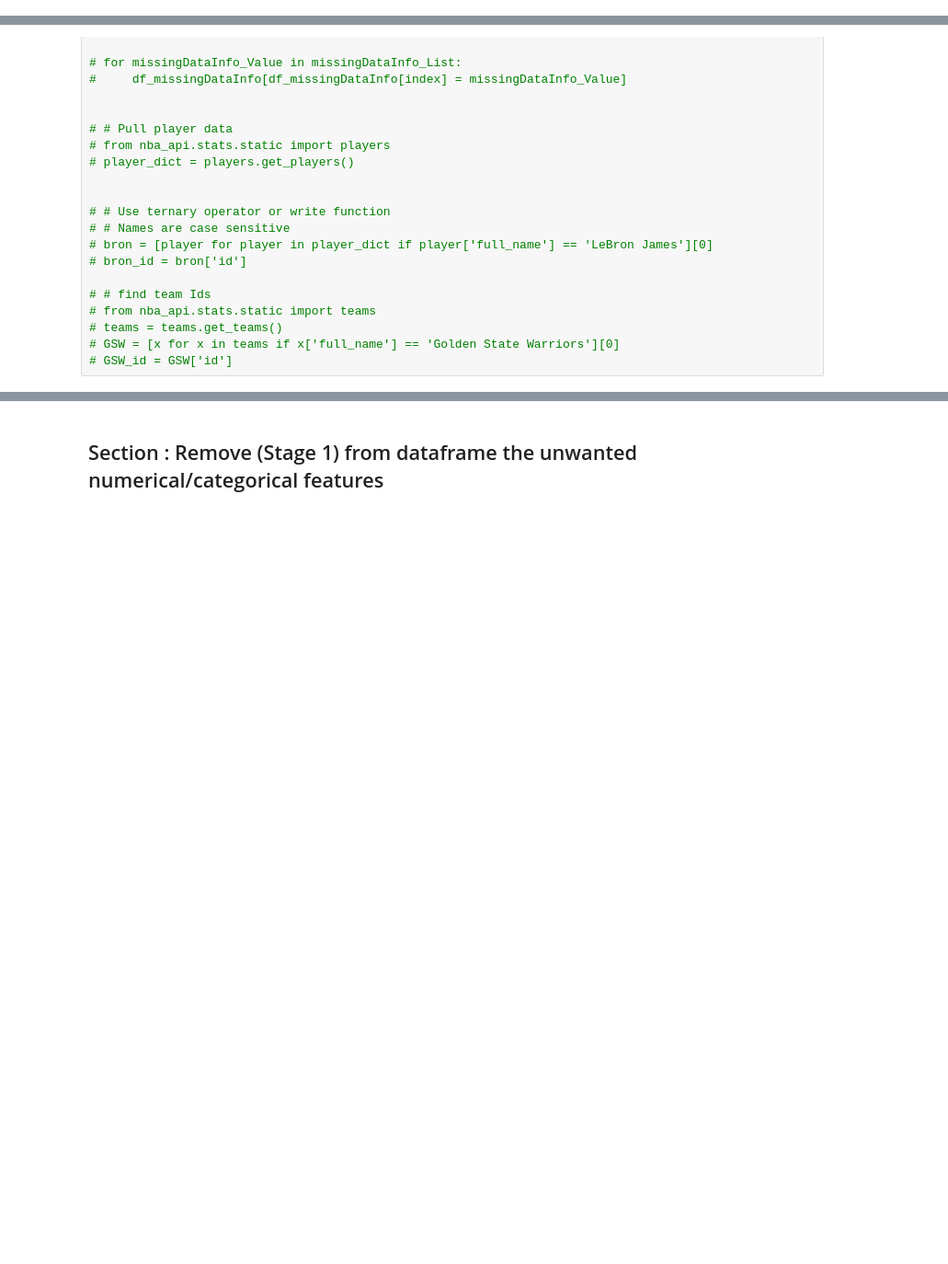
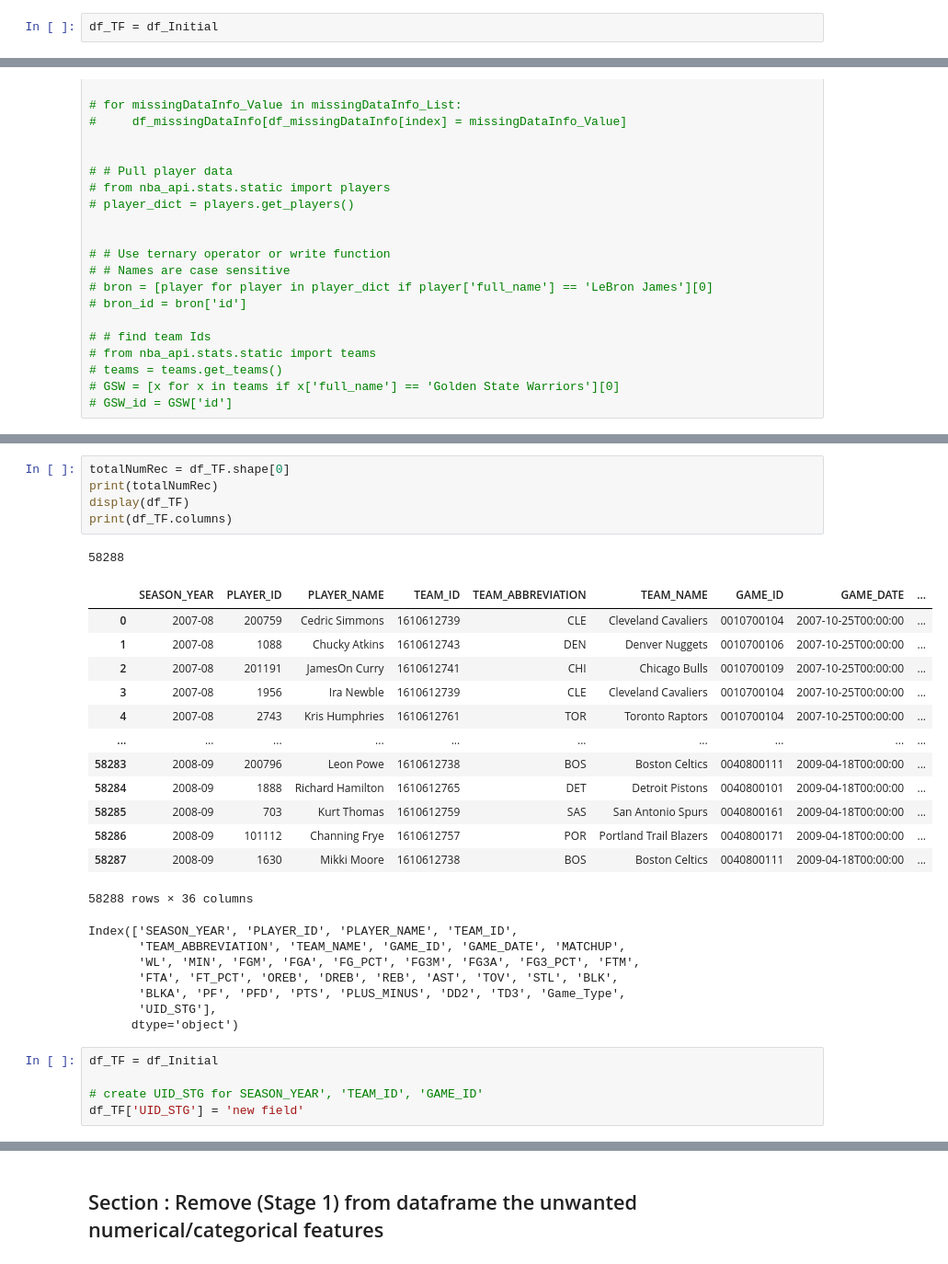
Before and after one commit to bhavikapatil/Capstone, a Jupyter notebook: Code/_Dennis_Sandbox/DAT 205-Group01-NBA-HistPlayGameLogs-01Transform.ipynb, the cells around one changed output, grey strips where cells are left out. Shown at 92% size. Cells and saved outputs as stored; diff of their text form; blank space fills up the shorter version.

```diff
--- a/Code/_Dennis_Sandbox/DAT 205-Group01-NBA-HistPlayGameLogs-01Transform.ipynb
+++ b/Code/_Dennis_Sandbox/DAT 205-Group01-NBA-HistPlayGameLogs-01Transform.ipynb
@@ -265,6 +311,8 @@ Note some player game data seems missing
 740 records (727 preseason and 13 regular season)
 
 This is not important as the player names are excluded from the analysis
+# %%
+df_TF = df_Initial
 # %%
 # # df_missingDataInfo[df_missingDataInfo['Percent'] > null_threshold].loc[df_missingDataInfo[]]
 
@@ -294,0 +353,32 @@ This is not important as the player names are excluded from the analysis
+# %%
+totalNumRec = df_TF.shape[0]
+print(totalNumRec)
+display(df_TF)
+print(df_TF.columns)
+# %% [output]
+58288
+|  | SEASON_YEAR | PLAYER_ID | PLAYER_NAME | TEAM_ID | TEAM_ABBREVIATION | TEAM_NAME | GAME_ID | GAME_DATE | ... |
+| 0 | 2007-08 | 200759 | Cedric Simmons | 1610612739 | CLE | Cleveland Cavaliers | 0010700104 | 2007-10-25T00:00:00 | ... |
+| 1 | 2007-08 | 1088 | Chucky Atkins | 1610612743 | DEN | Denver Nuggets | 0010700106 | 2007-10-25T00:00:00 | ... |
+| 2 | 2007-08 | 201191 | JamesOn Curry | 1610612741 | CHI | Chicago Bulls | 0010700109 | 2007-10-25T00:00:00 | ... |
+| 3 | 2007-08 | 1956 | Ira Newble | 1610612739 | CLE | Cleveland Cavaliers | 0010700104 | 2007-10-25T00:00:00 | ... |
+| 4 | 2007-08 | 2743 | Kris Humphries | 1610612761 | TOR | Toronto Raptors | 0010700104 | 2007-10-25T00:00:00 | ... |
+| ... | ... | ... | ... | ... | ... | ... | ... | ... | ... |
+| 58283 | 2008-09 | 200796 | Leon Powe | 1610612738 | BOS | Boston Celtics | 0040800111 | 2009-04-18T00:00:00 | ... |
+| 58284 | 2008-09 | 1888 | Richard Hamilton | 1610612765 | DET | Detroit Pistons | 0040800101 | 2009-04-18T00:00:00 | ... |
+| 58285 | 2008-09 | 703 | Kurt Thomas | 1610612759 | SAS | San Antonio Spurs | 0040800161 | 2009-04-18T00:00:00 | ... |
+| 58286 | 2008-09 | 101112 | Channing Frye | 1610612757 | POR | Portland Trail Blazers | 0040800171 | 2009-04-18T00:00:00 | ... |
+| 58287 | 2008-09 | 1630 | Mikki Moore | 1610612738 | BOS | Boston Celtics | 0040800111 | 2009-04-18T00:00:00 | ... |
+58288 rows × 36 columns
+Index(['SEASON_YEAR', 'PLAYER_ID', 'PLAYER_NAME', 'TEAM_ID',
+       'TEAM_ABBREVIATION', 'TEAM_NAME', 'GAME_ID', 'GAME_DATE', 'MATCHUP',
+       'WL', 'MIN', 'FGM', 'FGA', 'FG_PCT', 'FG3M', 'FG3A', 'FG3_PCT', 'FTM',
+       'FTA', 'FT_PCT', 'OREB', 'DREB', 'REB', 'AST', 'TOV', 'STL', 'BLK',
+       'BLKA', 'PF', 'PFD', 'PTS', 'PLUS_MINUS', 'DD2', 'TD3', 'Game_Type',
+       'UID_STG'],
+      dtype='object')
+# %%
+df_TF = df_Initial
+
+# create UID_STG for SEASON_YEAR', 'TEAM_ID', 'GAME_ID'
+df_TF['UID_STG'] = 'new field'
```
Also changed, not shown: parts of 32 cells of this notebook.
